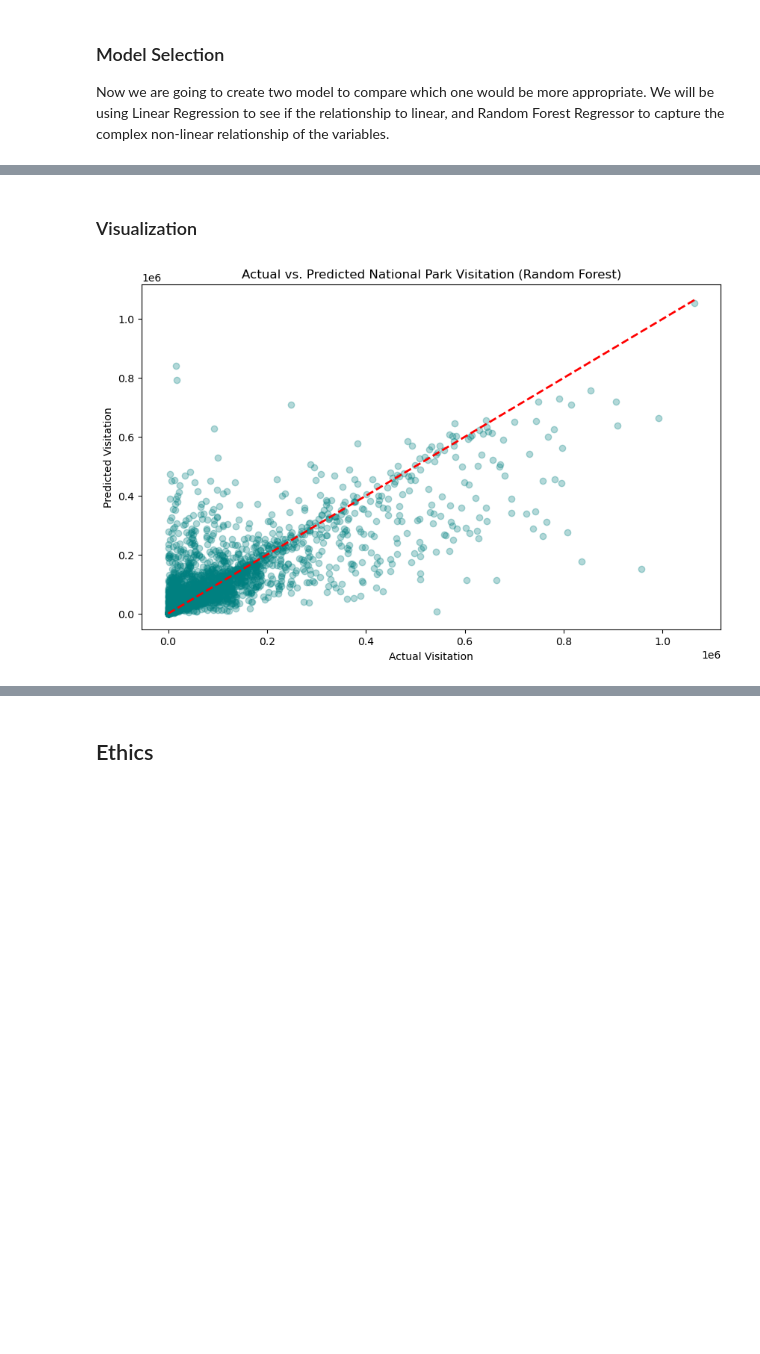
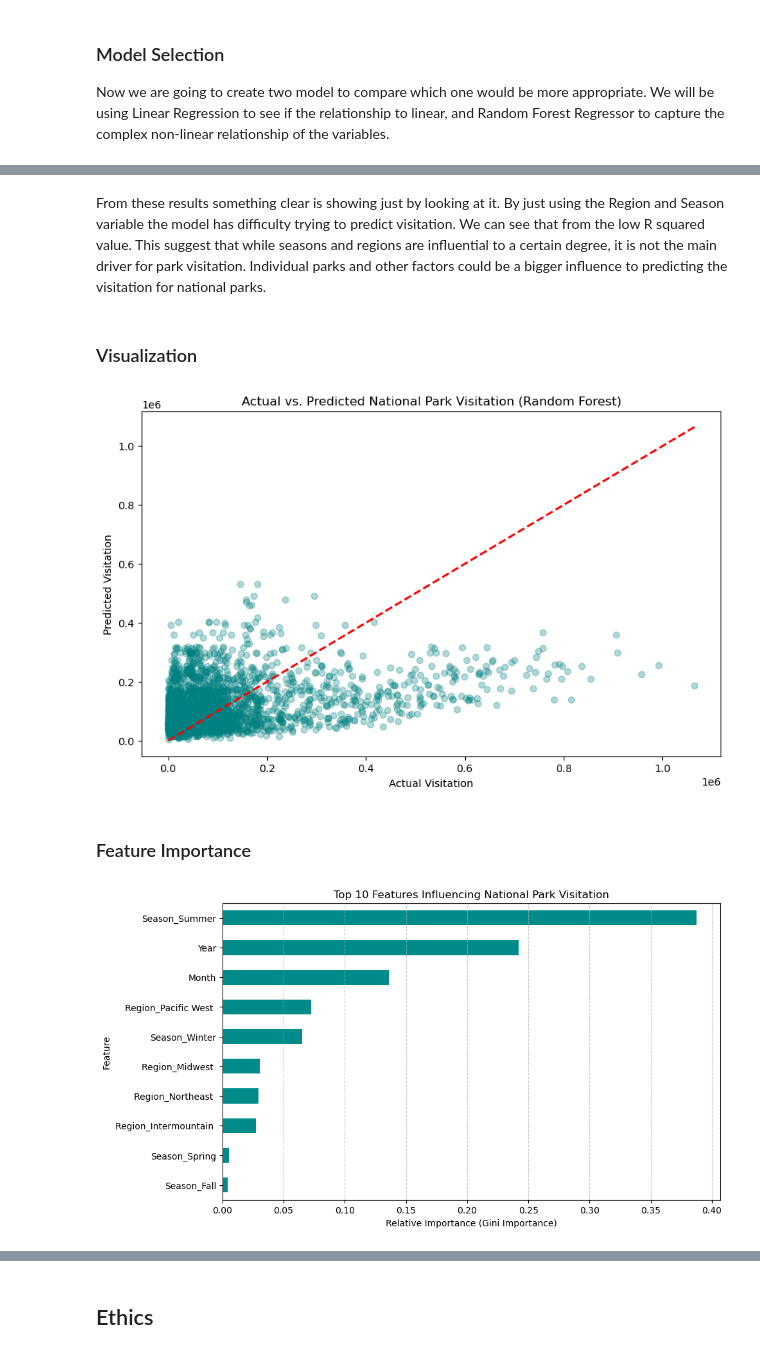
Before and after one commit to COGS108/Group112_WI26, a Jupyter notebook: 03-FinalProject.ipynb, the cells around one changed output, grey strips where cells are left out. Saved outputs shown, nothing was run; the diff lists cells and outputs as text; code cells hidden in the pictures; blank space fills up the shorter version.

```diff
--- a/03-FinalProject.ipynb
+++ b/03-FinalProject.ipynb
@@ -539,14 +539,14 @@ from sklearn.pipeline import Pipeline
 from sklearn.preprocessing import StandardScaler
 
 #Selecting Features
-features = ['Year', 'Month', 'Region', 'Season', 'Hours Per Visit']
+features = ['Year', 'Month', 'Region', 'Season']
 X = nps[features]
 y = nps['Recreation Visits']
 
 # Preprocessing: Using One-Hot Encode categories and Scale numerical values
 preprocessor = ColumnTransformer(
     transformers = [
-        ('num', StandardScaler(), ['Year', 'Month', 'Hours Per Visit']),
+        ('num', StandardScaler(), ['Year', 'Month']),
         ('cat', OneHotEncoder(), ['Region', 'Season'])
     ])
 # %% [markdown]
@@ -555,11 +555,13 @@ Now we are going to create two model to compare which one would be more appropri
 # %%
 from sklearn.linear_model import LinearRegression
 from sklearn.ensemble import RandomForestRegressor
+from sklearn.neighbors import KNeighborsRegressor
 
 # defining the model we are testing
 models = {
     'Linear Regression': LinearRegression(),
-    'Random Forest': RandomForestRegressor(n_estimators = 100, random_state = 17)
+    'K-Nearest Neighbors' :KNeighborsRegressor(n_neighbors = 7),
+    'Random Forest': RandomForestRegressor(n_estimators = 100, max_depth = 20, random_state = 17)
 }
 # %% [markdown]
 ### Model Assessment
@@ -595,3 +602,5 @@ RMSE: 93437.80
+# %% [markdown]
+From these results something clear is showing just by looking at it. By just using the Region and Season variable the model has difficulty trying to predict visitation. We can see that from the low R squared value. This suggest that while seasons and regions are influential to a certain degree, it is not the main driver for park visitation. Individual parks and other factors could be a bigger influence to predicting the visitation for national parks.
 # %% [markdown]
 ### Visualization
 # %%
@@ -603,4 +612,33 @@ plt.ylabel('Predicted Visitation')
 plt.title('Actual vs. Predicted National Park Visitation (Random Forest)')
 plt.show()
 # %% [output]
-[figure, old version]
+[figure, new version]
+# %% [markdown]
+### Feature Importance
+# %%
+# We want to extract the regressor from the pipeline
+rf_model = clf.named_steps['regressor']
+
+# Now we want to get the features name from the preprocessor
+num_features = ['Year', 'Month']
+
+# Now we want to take the categorical varible generated by the OneHotEncoder
+cat_features = list(clf.named_steps['preprocessor']
+                    .transformers_[1][1]
+                    .get_feature_names_out(['Region', 'Season']))
+
+all_feature_names = num_features + cat_features
+
+# Make it into series for plotting
+importances = pd.Series(rf_model.feature_importances_, index=all_feature_names)
+
+# Plot the top features
+plt.figure(figsize=(10, 6))
+importances.sort_values(ascending=True).tail(10).plot(kind='barh', color='darkcyan')
+plt.title('Top 10 Features Influencing National Park Visitation')
+plt.xlabel('Relative Importance (Gini Importance)')
+plt.ylabel('Feature')
+plt.grid(axis='x', linestyle='--', alpha=0.7)
+plt.show()
+# %% [output]
+[figure, added]
```
Also changed, not shown: parts of 3 cells of this notebook.
